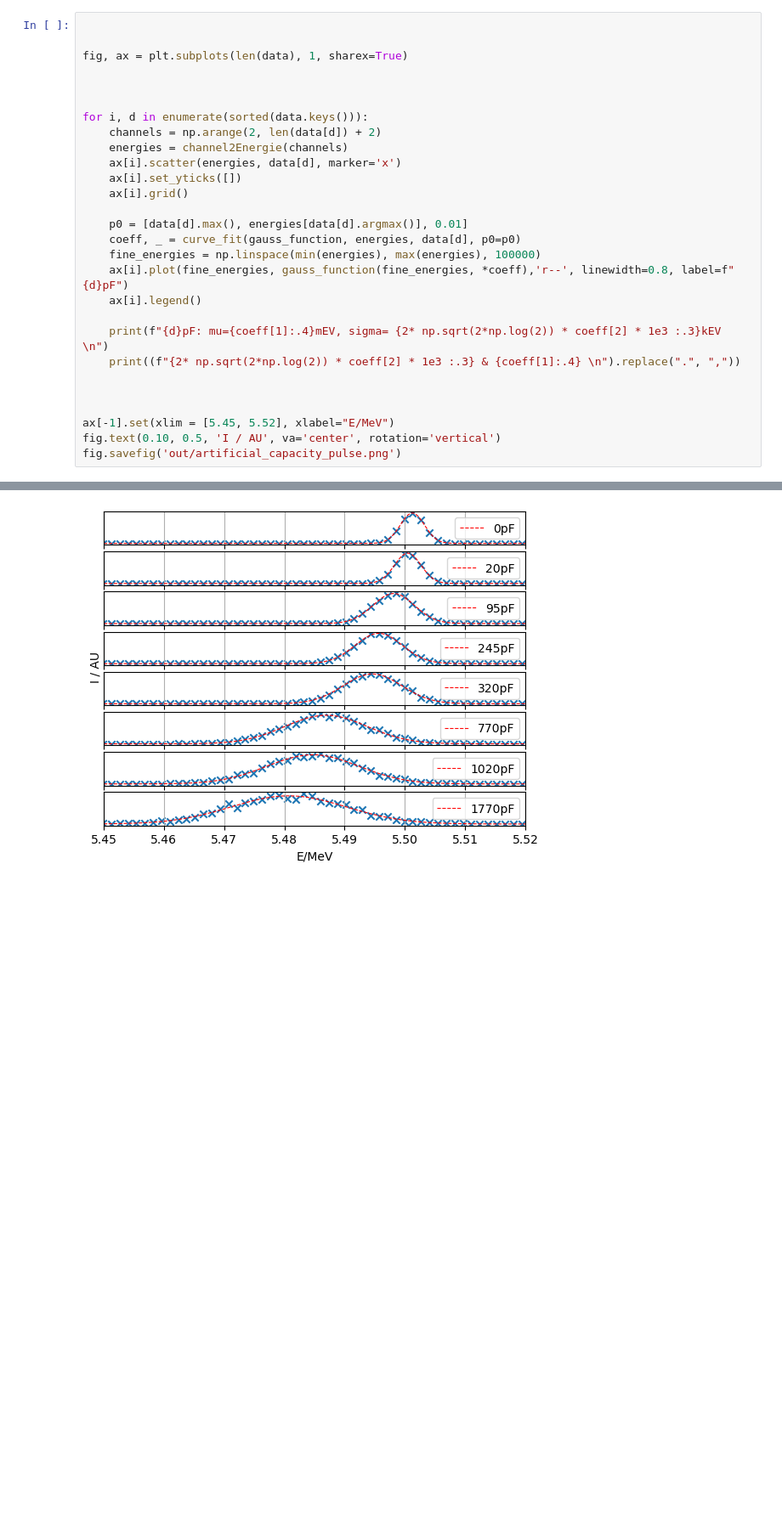
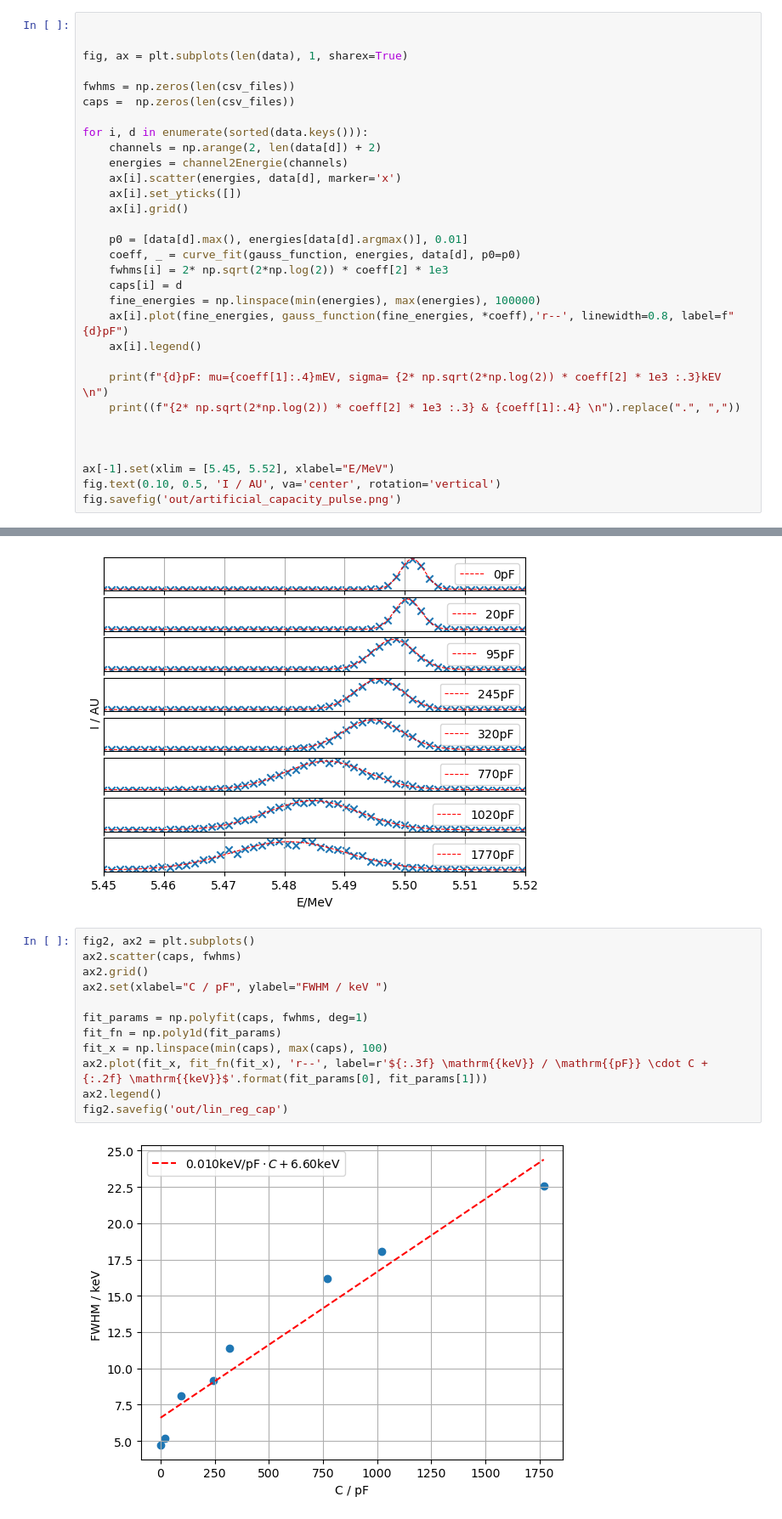
Before and after one commit to hanno22/FPraktikum, a Jupyter notebook: Halbleiterdetektor/Kapazität.ipynb, the cells around one changed output, grey strips where cells are left out. Shown: that part at 85% size. Cells and saved outputs as stored; diff of their text form; blank space fills up the shorter version.

```diff
--- a/Halbleiterdetektor/Kapazität.ipynb
+++ b/Halbleiterdetektor/Kapazität.ipynb
@@ -22,7 +22,8 @@ for csv_file in csv_files:
 
 fig, ax = plt.subplots(len(data), 1, sharex=True)
 
-
+fwhms = np.zeros(len(csv_files))
+caps =  np.zeros(len(csv_files))
 
 for i, d in enumerate(sorted(data.keys())):
     channels = np.arange(2, len(data[d]) + 2)
@@ -33,6 +34,8 @@ for i, d in enumerate(sorted(data.keys())):
 
     p0 = [data[d].max(), energies[data[d].argmax()], 0.01]
     coeff, _ = curve_fit(gauss_function, energies, data[d], p0=p0)
+    fwhms[i] = 2* np.sqrt(2*np.log(2)) * coeff[2] * 1e3
+    caps[i] = d
     fine_energies = np.linspace(min(energies), max(energies), 100000)
     ax[i].plot(fine_energies, gauss_function(fine_energies, *coeff),'r--', linewidth=0.8, label=f"{d}pF")
     ax[i].legend()
@@ -64,3 +67,17 @@ fig.savefig('out/artificial_capacity_pulse.png')
 
 22,6 & 5,481
 [figure]
+# %%
+fig2, ax2 = plt.subplots()
+ax2.scatter(caps, fwhms)
+ax2.grid()
+ax2.set(xlabel="C / pF", ylabel="FWHM / keV ")
+
+fit_params = np.polyfit(caps, fwhms, deg=1)
+fit_fn = np.poly1d(fit_params)
+fit_x = np.linspace(min(caps), max(caps), 100)
+ax2.plot(fit_x, fit_fn(fit_x), 'r--', label=r'${:.3f} \mathrm{{keV}} / \mathrm{{pF}} \cdot C + {:.2f} \mathrm{{keV}}$'.format(fit_params[0], fit_params[1]))
+ax2.legend()
+fig2.savefig('out/lin_reg_cap')
+# %% [output]
+[figure, added]
```
Also changed, not shown: parts of 1 cell of this notebook, 11 other files.
